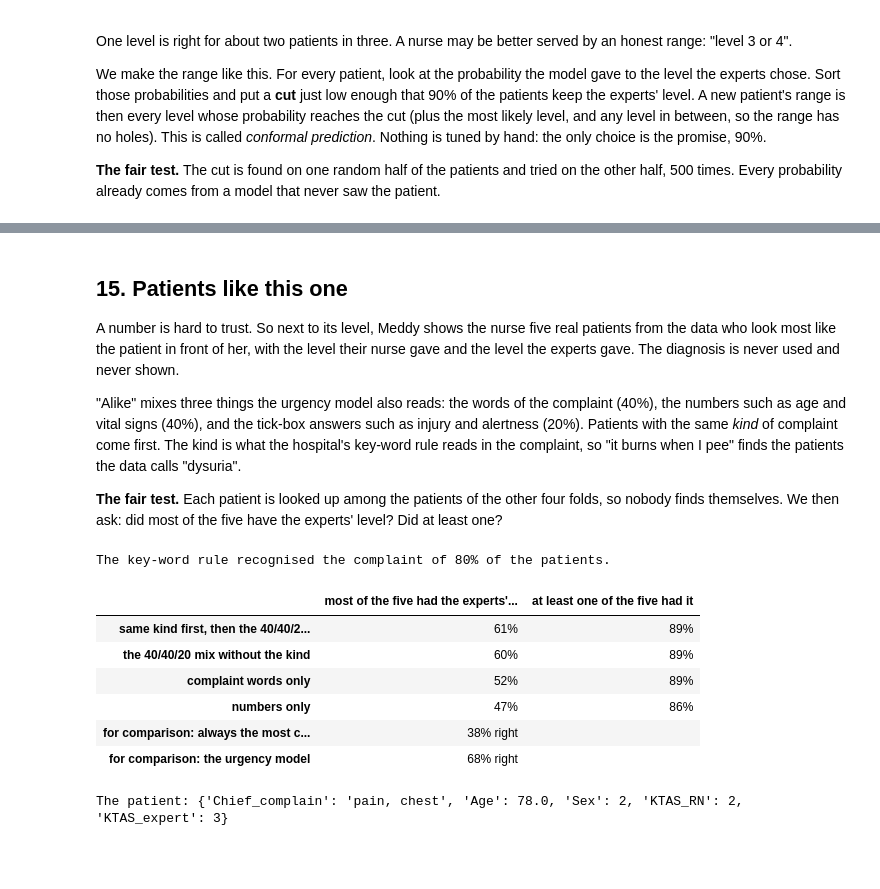
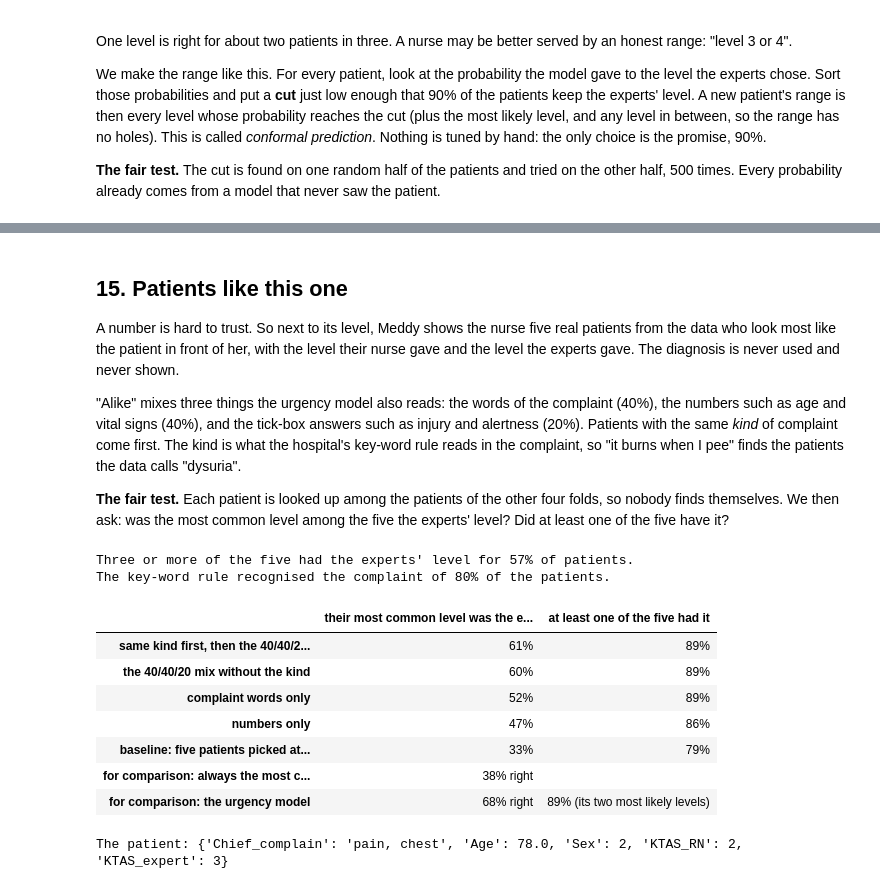
Before and after one commit to potlatiy/emergency-triage-ai, a Jupyter notebook: triage.ipynb, the cells around one changed output, grey strips where cells are left out. Cells and saved outputs as stored; diff of their text form; code cells hidden in the pictures; blank space fills up the shorter version.

```diff
--- a/triage.ipynb
+++ b/triage.ipynb
@@ -839,7 +869,8 @@ of complaint come first. The kind is what the hospital's key-word rule reads in
 I pee" finds the patients the data calls "dysuria".
 
 **The fair test.** Each patient is looked up among the patients of the other four folds, so nobody finds
-themselves. We then ask: did most of the five have the experts' level? Did at least one?
+themselves. We then ask: was the most common level among the five the experts' level? Did at least one of the
+five have it?
 # %%
 from scipy import sparse
 from sklearn.metrics.pairwise import cosine_similarity
@@ -879,44 +910,55 @@ def most_alike(shares, use_kinds=True, k=5):
     """For every patient: the k most similar patients among the other four folds."""
     found = np.zeros((n, k), dtype=int)
     for others, held_out in StratifiedKFold(5, shuffle=True, random_state=SEED).split(df, truth):
         prepare = make_model().named_steps["prepare"].fit(df.iloc[others])          # fitted without the held-out patients
         numbers, answers, words = three_parts(prepare, df.iloc[held_out])
         known_numbers, known_answers, known_words = three_parts(prepare, df.iloc[others])
         gap = ((numbers[:, None, :] - known_numbers[None, :, :]) ** 2).mean(axis=2)
         alike = (shares[0] * cosine_similarity(words, known_words) + shares[1] * np.exp(-gap / 2)
                  + shares[2] * (answers @ known_answers.T) / len(CATEGORIES))
         if use_kinds:                                                               # the same kind of complaint comes first
             for row, kind in enumerate(kinds[held_out]):
                 if kind is not None:
                     alike[row] += kinds[others] == kind
         found[held_out] = others[np.argsort(-alike, axis=1, kind="stable")[:, :k]]
     return found
 
-def vote(levels):                                                # the level most of the five had; a tie goes to the more urgent
+def vote(levels):                                    # the most common level among the five; a tie goes to the more urgent
     return np.stack([(levels == level).sum(axis=1) for level in LEVELS], axis=1).argmax(axis=1) + 1
 
 rows = {}
 for name, shares, use_kinds in [("same kind first, then the 40/40/20 mix (used)", (0.4, 0.4, 0.2), True),
                                 ("the 40/40/20 mix without the kind", (0.4, 0.4, 0.2), False),
                                 ("complaint words only", (1, 0, 0), False), ("numbers only", (0, 1, 0), False)]:
     found = most_alike(shares, use_kinds)
-    rows[name] = {"most of the five had the experts' level": f"{(vote(truth[found]) == truth).mean():.0%}",
+    rows[name] = {"their most common level was the experts' level": f"{(vote(truth[found]) == truth).mean():.0%}",
                   "at least one of the five had it": f"{(truth[found] == truth[:, None]).any(axis=1).mean():.0%}"}
     if use_kinds:
         similar_found = found
-rows["for comparison: always the most common level"] = {"most of the five had the experts' level": f"{(truth == np.bincount(truth).argmax()).mean():.0%} right", "at least one of the five had it": ""}
-rows["for comparison: the urgency model"] = {"most of the five had the experts' level": f"{(probabilities.argmax(axis=1) + 1 == truth).mean():.0%} right", "at least one of the five had it": ""}
+# What is "at least one of the five" worth? Five patients picked at random from the other folds, for comparison.
+rng, random_five = np.random.default_rng(SEED), np.zeros((n, 5), dtype=int)
+for others, held_out in StratifiedKFold(5, shuffle=True, random_state=SEED).split(df, truth):
+    random_five[held_out] = rng.choice(others, size=(len(held_out), 5))
+rows["baseline: five patients picked at random"] = {
+    "their most common level was the experts' level": f"{(vote(truth[random_five]) == truth).mean():.0%}",
+    "at least one of the five had it": f"{(truth[random_five] == truth[:, None]).any(axis=1).mean():.0%}"}
+rows["for comparison: always the most common level"] = {"their most common level was the experts' level": f"{(truth == np.bincount(truth).argmax()).mean():.0%} right", "at least one of the five had it": ""}
+rows["for comparison: the urgency model"] = {"their most common level was the experts' level": f"{(probabilities.argmax(axis=1) + 1 == truth).mean():.0%} right",
+                                             "at least one of the five had it": f"{(np.argsort(-probabilities, axis=1)[:, :2] + 1 == truth[:, None]).any(axis=1).mean():.0%} (its two most likely levels)"}
+print(f"Three or more of the five had the experts' level for {((truth[similar_found] == truth[:, None]).sum(axis=1) >= 3).mean():.0%} of patients.")
 print(f"The key-word rule recognised the complaint of {np.mean([kind is not None for kind in kinds]):.0%} of the patients.")
 pd.DataFrame(rows).T
 # %% [output]
+Three or more of the five had the experts' level for 57% of patients.
 The key-word rule recognised the complaint of 80% of the patients.
-|  | most of the five had the experts'... | at least one of the five had it |
+|  | their most common level was the e... | at least one of the five had it |
 | same kind first, then the 40/40/2... | 61% | 89% |
 | the 40/40/20 mix without the kind | 60% | 89% |
 | complaint words only | 52% | 89% |
 | numbers only | 47% | 86% |
+| baseline: five patients picked at... | 33% | 79% |
 | for comparison: always the most c... | 38% right |  |
-| for comparison: the urgency model | 68% right |  |
+| for comparison: the urgency model | 68% right | 89% (its two most likely levels) |
 # %%
 # One example: a patient with chest pain, and the five patients most like them among the other folds.
 example = int(np.flatnonzero(df[TEXT] == "pain, chest")[0])
```
Also changed, not shown: parts of 5 cells of this notebook, 18 other files.
